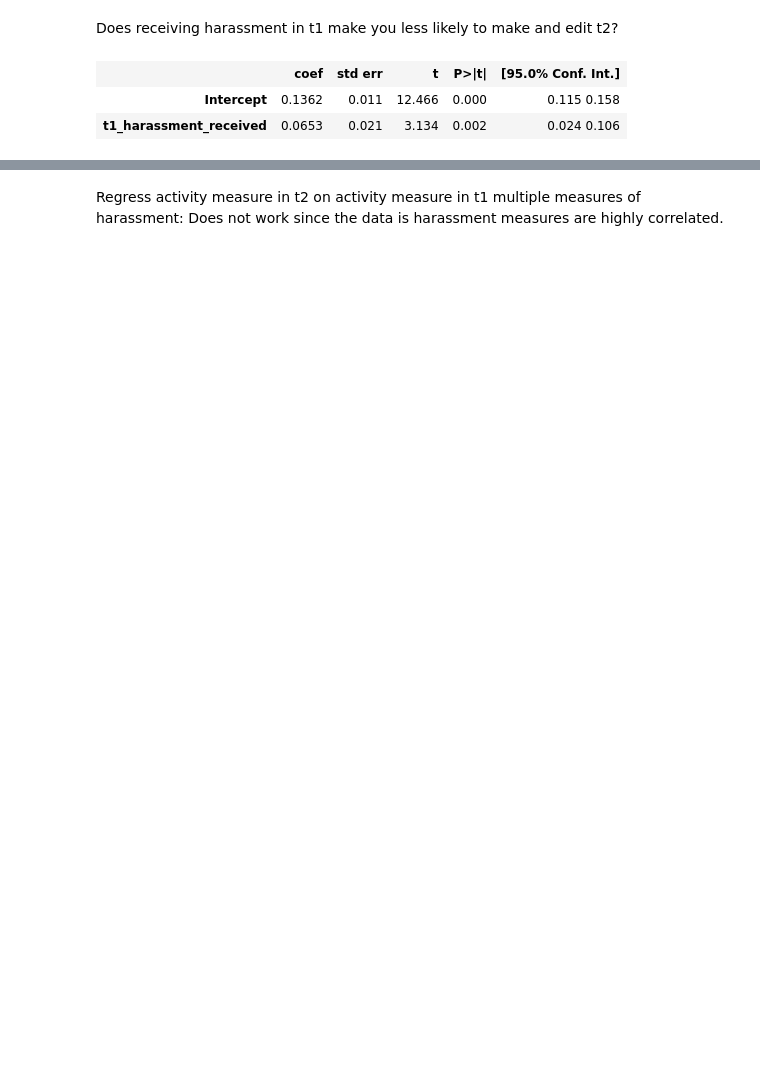
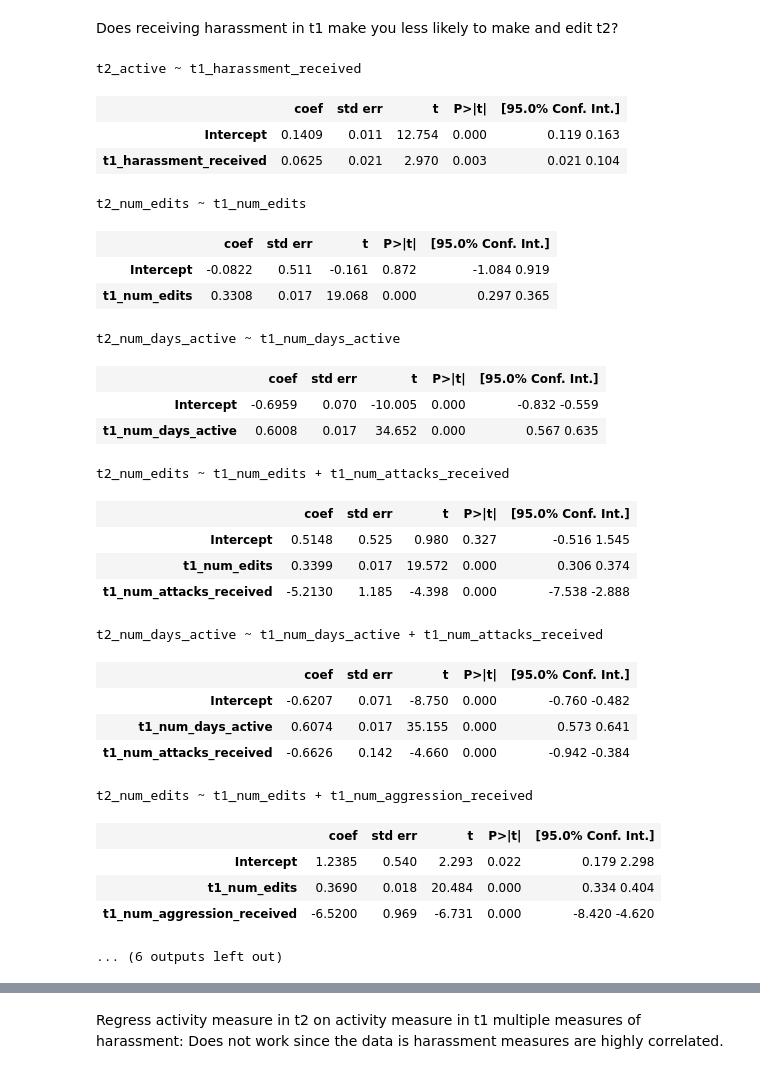
Before and after one commit to ewulczyn/wiki-detox, a Jupyter notebook: src/retention/Chilling effect of harassment on participation in Wikipedia.ipynb, the cells around one changed output, grey strips where cells are left out. Saved outputs shown, nothing was run; the diff lists cells and outputs as text; code cells hidden in the pictures; blank space fills up the shorter version.

```diff
--- a/src/retention/Chilling effect of harassment on participation in Wikipedia.ipynb
+++ b/src/retention/Chilling effect of harassment on participation in Wikipedia.ipynb
@@ -310,10 +310,3 @@ df_reg3.describe()
 | max | 1.000000 | 1.000000 | 5.000000 | 0.0 | 0.0 | ... |
 # %% [markdown]
 Does receiving harassment in t1 make you less likely to make and edit t2?
-# %%
-result = sm.ols(formula="t2_active ~ t1_harassment_received", data=df_reg3).fit()
-result.summary().tables[1]
-# %% [output]
-|  | coef | std err | t | P>|t| | [95.0% Conf. Int.] |
-| Intercept | 0.1362 | 0.011 | 12.466 | 0.000 | 0.115 0.158 |
-| t1_harassment_received | 0.0653 | 0.021 | 3.134 | 0.002 | 0.024 0.106 |
@@ -320,3 +332,34 @@ result.summary().tables[1]
+# %%
+run_regressions(df_reg3)
+# %% [output]
+t2_active ~ t1_harassment_received
+|  | coef | std err | t | P>|t| | [95.0% Conf. Int.] |
+| Intercept | 0.1409 | 0.011 | 12.754 | 0.000 | 0.119 0.163 |
+| t1_harassment_received | 0.0625 | 0.021 | 2.970 | 0.003 | 0.021 0.104 |
+t2_num_edits ~ t1_num_edits
+|  | coef | std err | t | P>|t| | [95.0% Conf. Int.] |
+| Intercept | -0.0822 | 0.511 | -0.161 | 0.872 | -1.084 0.919 |
+| t1_num_edits | 0.3308 | 0.017 | 19.068 | 0.000 | 0.297 0.365 |
+t2_num_days_active ~ t1_num_days_active
+|  | coef | std err | t | P>|t| | [95.0% Conf. Int.] |
+| Intercept | -0.6959 | 0.070 | -10.005 | 0.000 | -0.832 -0.559 |
+| t1_num_days_active | 0.6008 | 0.017 | 34.652 | 0.000 | 0.567 0.635 |
+t2_num_edits ~ t1_num_edits + t1_num_attacks_received
+|  | coef | std err | t | P>|t| | [95.0% Conf. Int.] |
+| Intercept | 0.5148 | 0.525 | 0.980 | 0.327 | -0.516 1.545 |
+| t1_num_edits | 0.3399 | 0.017 | 19.572 | 0.000 | 0.306 0.374 |
+| t1_num_attacks_received | -5.2130 | 1.185 | -4.398 | 0.000 | -7.538 -2.888 |
+t2_num_days_active ~ t1_num_days_active + t1_num_attacks_received
+|  | coef | std err | t | P>|t| | [95.0% Conf. Int.] |
+| Intercept | -0.6207 | 0.071 | -8.750 | 0.000 | -0.760 -0.482 |
+| t1_num_days_active | 0.6074 | 0.017 | 35.155 | 0.000 | 0.573 0.641 |
+| t1_num_attacks_received | -0.6626 | 0.142 | -4.660 | 0.000 | -0.942 -0.384 |
+t2_num_edits ~ t1_num_edits + t1_num_aggression_received
+|  | coef | std err | t | P>|t| | [95.0% Conf. Int.] |
+| Intercept | 1.2385 | 0.540 | 2.293 | 0.022 | 0.179 2.298 |
+| t1_num_edits | 0.3690 | 0.018 | 20.484 | 0.000 | 0.334 0.404 |
+| t1_num_aggression_received | -6.5200 | 0.969 | -6.731 | 0.000 | -8.420 -4.620 |
+... (6 outputs left out)
 # %%
 result = sm.logit(formula="t2_active ~ t1_harassment_received", data=df_reg3).fit()
 result.summary().tables[1]
```
Also changed, not shown: parts of 40 cells of this notebook.
